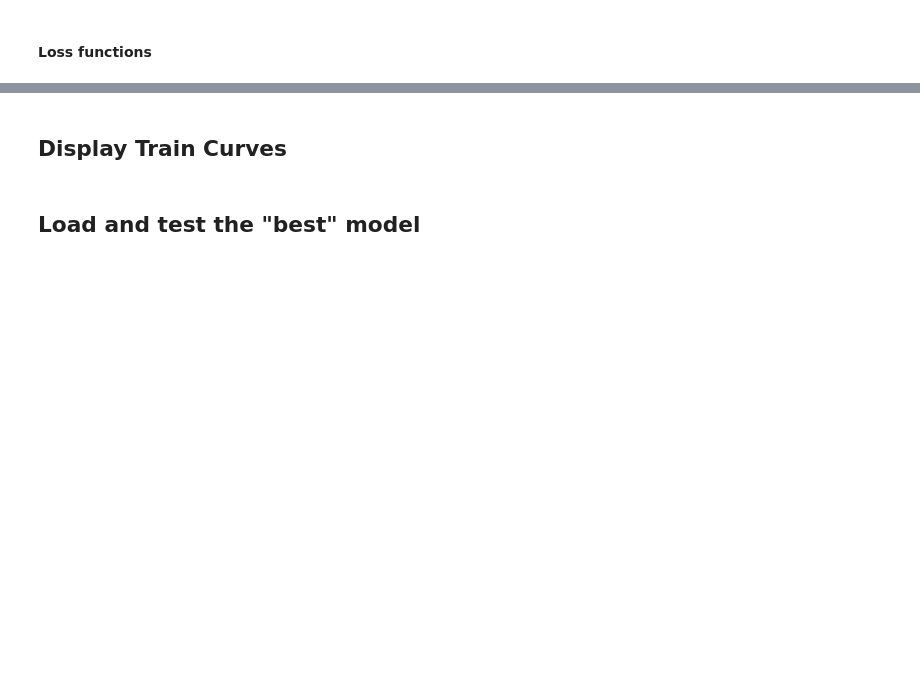
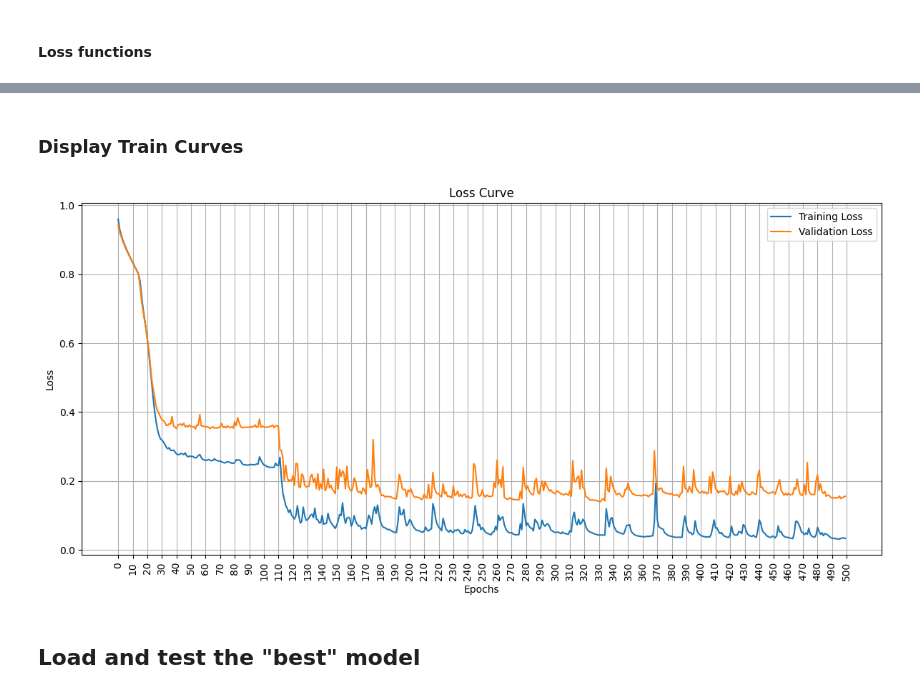
Before and after one commit to lucas-science/SEP_segmentation, a Jupyter notebook: version_image.ipynb, the cells around one changed output, grey strips where cells are left out. Cells and saved outputs as stored; diff of their text form; code cells hidden in the pictures; blank space fills up the shorter version.

```diff
--- a/version_image.ipynb
+++ b/version_image.ipynb
@@ -415,13 +272,8 @@ model = UNet(
 # %% [markdown]
 #### Loss functions
 # %%
-learning_rate = 0.001
-n_epochs = 50 # ou 100 car les lésions sont petites
-
-from monai.losses import DiceLoss
-
-# Option 1 : Utiliser Dice Loss seule
-criterion = DiceLoss(sigmoid=True)
+# Option 1 : Utiliser Dice Loss seule => pas tres performant
+# criterion = DiceLoss(sigmoid=True)
 
 # Option 2 (recommandée) : Combiner Dice + BCE
 class ComboLoss(nn.Module):
@@ -515,0 +368,13 @@ print(f"Best model selected at epoch {best_epoch} with validation loss: {best_va
+# %%
+best_model_state, train_losses, valid_losses, best_epoch = train_model(
+    model=model,
+    train_dataloader=train_dataloader,
+    val_dataloader=val_dataloader,
+    optimizer=optimizer,
+    criterion=criterion,
+    device=device,
+    n_epochs=n_epochs,
+    min_epoch=50
+)
+
+SaveModel(best_model_state, model_weights_path, best_epoch)
@@ -516,17 +385,32 @@ print(f"Best model selected at epoch {best_epoch} with validation loss: {best_va
 # %% [markdown]
-## Display Train Curves
+### Display Train Curves
 # %%
-# Plot loss curves
-plt.figure(figsize=(6, 6))
+# Save data
+# SaveTrainAndValidLosses("train_and_losses_500_epochs.csv")
 
-# Plotting Training and Validation Loss
-plt.subplot(1, 1, 1)
+
+plt.figure(figsize=(12, 6))  # plot plus large
+
+# Tracer les courbes
 plt.plot(train_losses, label='Training Loss')
 plt.plot(valid_losses, label='Validation Loss')
+
 plt.title('Loss Curve')
 plt.xlabel('Epochs')
 plt.ylabel('Loss')
 plt.legend()
+
+# Grille activée
+plt.grid(True)
+
+# Ticks tous les 10 epochs
+num_epochs = len(train_losses)
+plt.xticks(range(0, num_epochs + 1, 10), rotation=90)  # valeurs horizontales
+
+plt.tight_layout()  # évite que le texte soit coupé
+plt.show()
+# %% [output]
+[figure, added]
 # %% [markdown]
 ## Load and test the "best" model
 # %%
```
Also changed, not shown: parts of 24 cells of this notebook, 4 other files.
